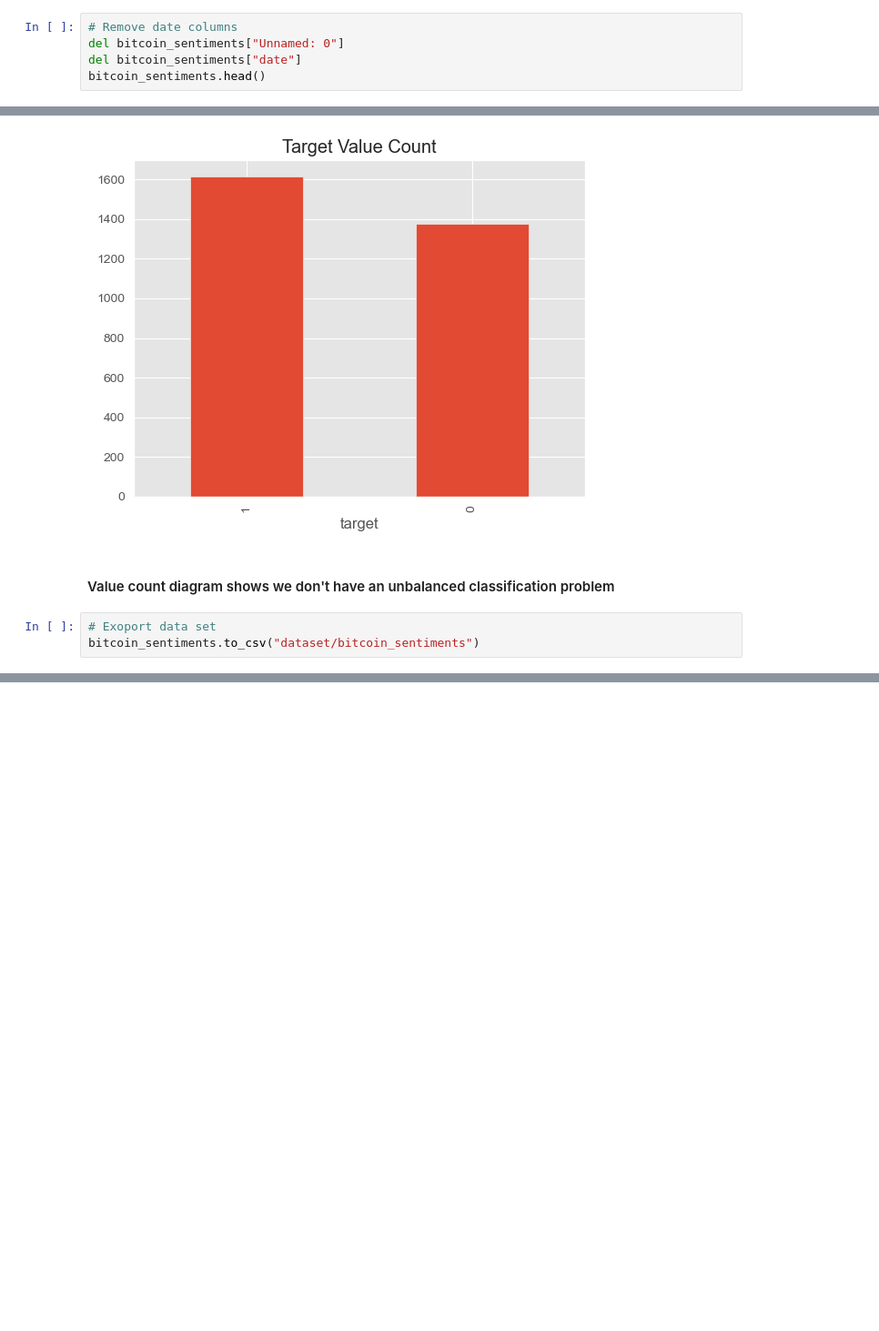
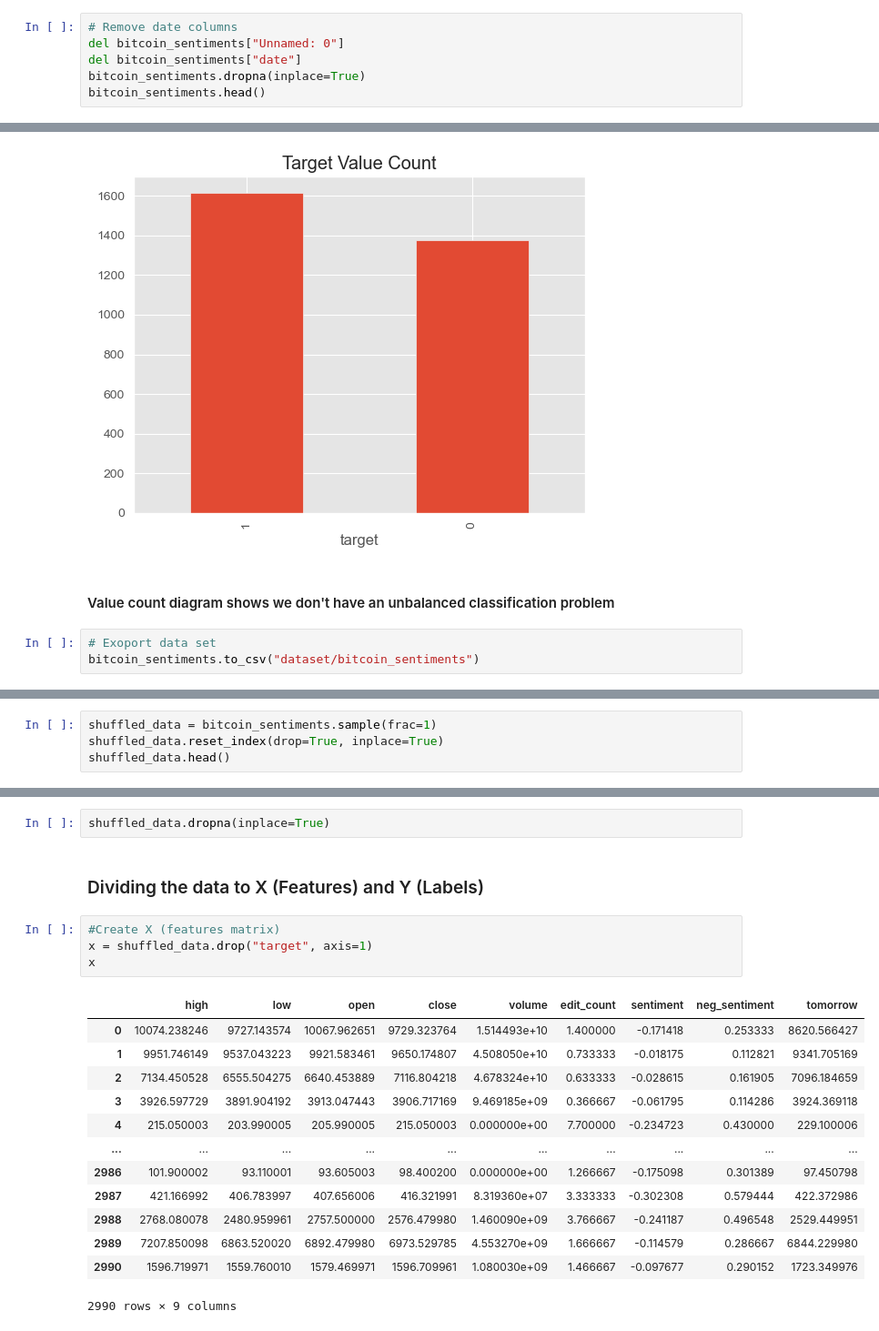
Before and after one commit to kudzaiprichard/bitcoin-price-prediction, a Jupyter notebook: bitcoin_prediction.ipynb, the cells around one changed output, grey strips where cells are left out. Shown at 91% size. Saved outputs shown, nothing was run; the diff lists cells and outputs as text; blank space fills up the shorter version.

```diff
--- a/bitcoin_prediction.ipynb
+++ b/bitcoin_prediction.ipynb
@@ -296,6 +296,7 @@ bitcoin_sentiments.head()
 # Remove date columns
 del bitcoin_sentiments["Unnamed: 0"]
 del bitcoin_sentiments["date"]
+bitcoin_sentiments.dropna(inplace=True)
 bitcoin_sentiments.head()
 # %% [output]
 |  | high | low | open | close | volume | edit_count | sentiment | neg_sentiment |
@@ -336,0 +349,4 @@ bitcoin_sentiments.to_csv("dataset/bitcoin_sentiments")
+# %%
+shuffled_data = bitcoin_sentiments.sample(frac=1)
+shuffled_data.reset_index(drop=True, inplace=True)
+shuffled_data.head()
@@ -336,0 +360,22 @@ bitcoin_sentiments.to_csv("dataset/bitcoin_sentiments")
+# %%
+shuffled_data.dropna(inplace=True)
+# %% [markdown]
+### Dividing the data to X (Features) and Y (Labels)
+# %%
+#Create X (features matrix)
+x = shuffled_data.drop("target", axis=1)
+x
+# %% [output]
+|  | high | low | open | close | volume | edit_count | sentiment | neg_sentiment | tomorrow |
+| 0 | 10074.238246 | 9727.143574 | 10067.962651 | 9729.323764 | 1.514493e+10 | 1.400000 | -0.171418 | 0.253333 | 8620.566427 |
+| 1 | 9951.746149 | 9537.043223 | 9921.583461 | 9650.174807 | 4.508050e+10 | 0.733333 | -0.018175 | 0.112821 | 9341.705169 |
+| 2 | 7134.450528 | 6555.504275 | 6640.453889 | 7116.804218 | 4.678324e+10 | 0.633333 | -0.028615 | 0.161905 | 7096.184659 |
+| 3 | 3926.597729 | 3891.904192 | 3913.047443 | 3906.717169 | 9.469185e+09 | 0.366667 | -0.061795 | 0.114286 | 3924.369118 |
+| 4 | 215.050003 | 203.990005 | 205.990005 | 215.050003 | 0.000000e+00 | 7.700000 | -0.234723 | 0.430000 | 229.100006 |
+| ... | ... | ... | ... | ... | ... | ... | ... | ... | ... |
+| 2986 | 101.900002 | 93.110001 | 93.605003 | 98.400200 | 0.000000e+00 | 1.266667 | -0.175098 | 0.301389 | 97.450798 |
+| 2987 | 421.166992 | 406.783997 | 407.656006 | 416.321991 | 8.319360e+07 | 3.333333 | -0.302308 | 0.579444 | 422.372986 |
+| 2988 | 2768.080078 | 2480.959961 | 2757.500000 | 2576.479980 | 1.460090e+09 | 3.766667 | -0.241187 | 0.496548 | 2529.449951 |
+| 2989 | 7207.850098 | 6863.520020 | 6892.479980 | 6973.529785 | 4.553270e+09 | 1.666667 | -0.114579 | 0.286667 | 6844.229980 |
+| 2990 | 1596.719971 | 1559.760010 | 1579.469971 | 1596.709961 | 1.080030e+09 | 1.466667 | -0.097677 | 0.290152 | 1723.349976 |
+2990 rows × 9 columns
```
Also changed, not shown: parts of 8 cells of this notebook.
